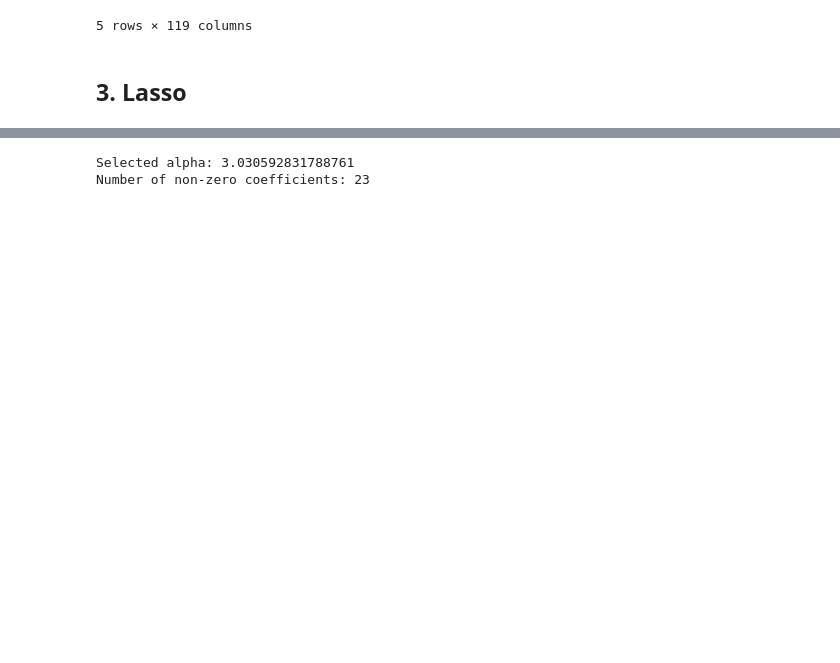
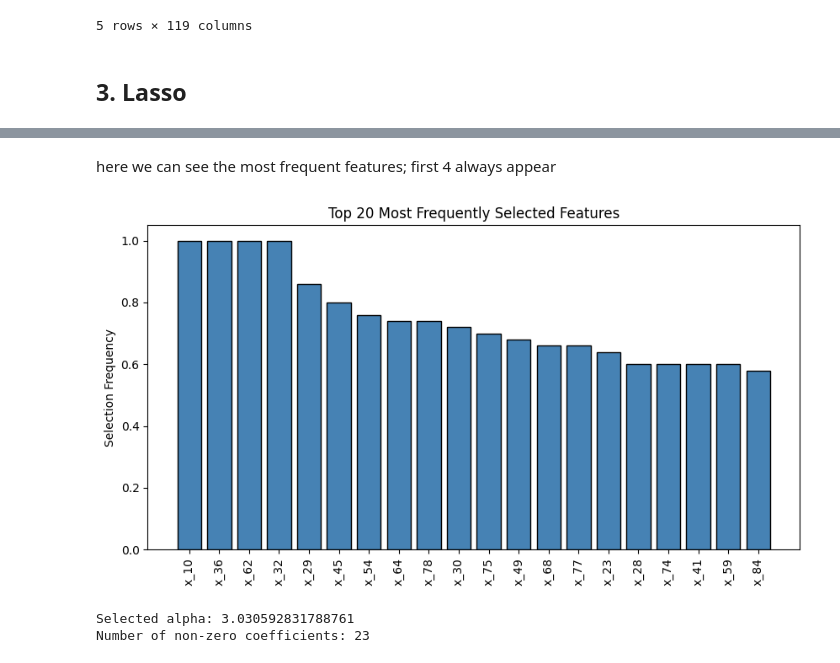
Before and after one commit to mariatmvendas/Case1_CompData, a Jupyter notebook: final.ipynb, the cells around one changed output, grey strips where cells are left out. Drawn from its saved outputs; the diff is of its cells as text; code cells hidden in the pictures; blank space fills up the shorter version.

```diff
--- a/final.ipynb
+++ b/final.ipynb
@@ -179,3 +196,19 @@ Overall std: 4.2211
+# %% [markdown]
+here we can see the most frequent features; first 4 always appear
+# %%
+feature_names = X.columns
+selection_freq = selection_counts / 50
+sorted_idx = np.argsort(selection_freq)[::-1]
+top_idx = sorted_idx[:20]
+
+plt.figure(figsize=(10,5))
+plt.bar(range(20), selection_freq[top_idx], color='steelblue', edgecolor='black')
+plt.xticks(range(20), feature_names[top_idx], rotation=90)
+plt.ylabel("Selection Frequency")
+plt.title("Top 20 Most Frequently Selected Features")
+plt.show()
+# %% [output]
+[figure, added]
 # %%
 scaler = StandardScaler()
 X_scaled = scaler.fit_transform(X.values)
```
Also changed, not shown: parts of 9 cells of this notebook, 3 other files.
